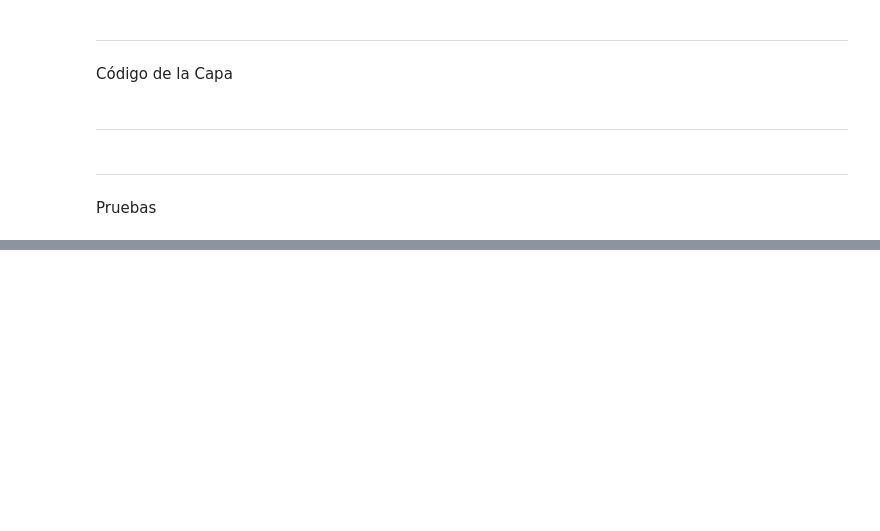
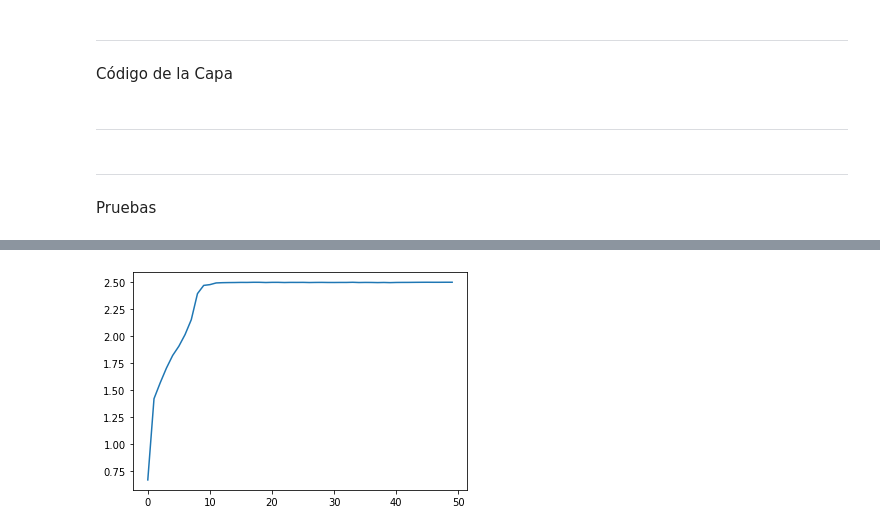
Before and after one commit to CarlosRyu98/PIA, a Jupyter notebook: 04 Redes Neuronales/03_Red_Neuronal.ipynb, the cells around one changed output, grey strips where cells are left out. Saved outputs shown, nothing was run; the diff lists cells and outputs as text; code cells hidden in the pictures; blank space fills up the shorter version.

```diff
--- a/04 Redes Neuronales/03_Red_Neuronal.ipynb
+++ b/04 Redes Neuronales/03_Red_Neuronal.ipynb
@@ -165,5 +198,7 @@ Pruebas
 # %%
 inputs = pd.read_csv("03_inputs.csv", header=None).values
 outputs = pd.read_csv("03_outputs.csv", header=None).values
 red = Red_Neuronal([8, 5, 7, 1], [3, 3, 3, 3], 2)
-recorrido(red, inputs, outputs, 100, 0.001, 1)
+recorrido_grafico(red, inputs, outputs, 100, 0.001, 2)
+# %% [output]
+[figure, added]
```
Also changed, not shown: parts of 11 cells of this notebook.
